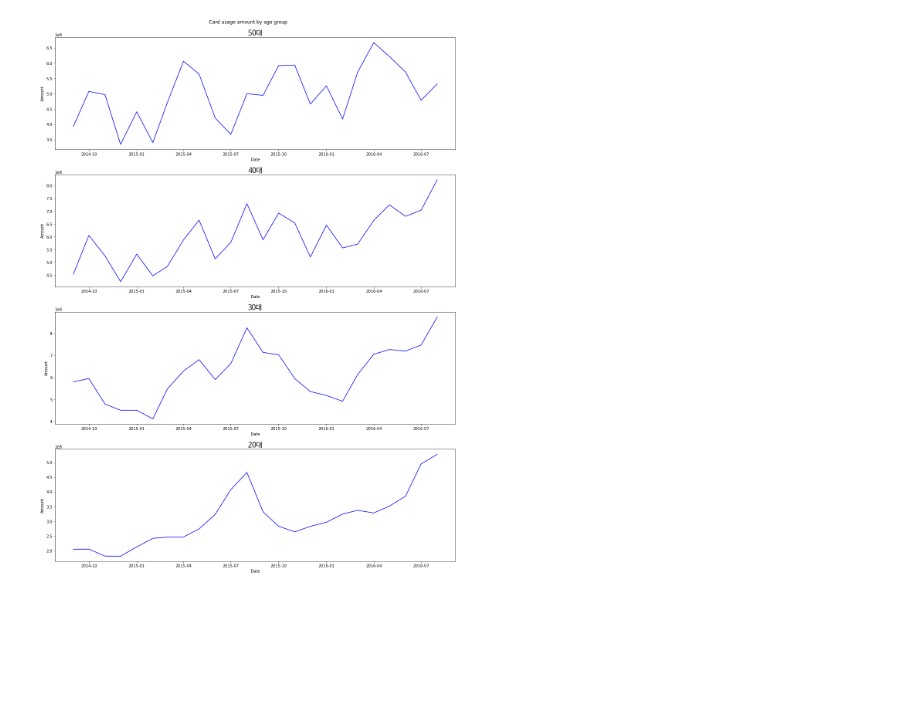
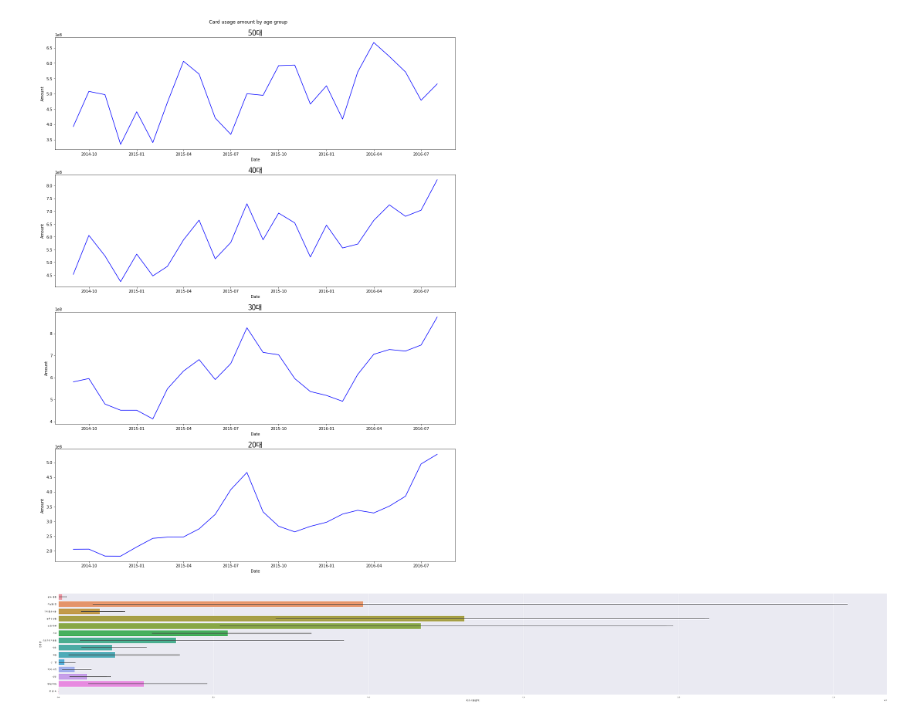
Before and after one commit to So-chankyun/consumption-pattern-analysis-of-jeju-tourist, a Jupyter notebook: consumption pattern analysis of jeju tourist.ipynb, the cells around one changed output. Drawn from its saved outputs; the diff is of its cells as text; code cells hidden in the pictures; blank space fills up the shorter version.

Commit message:
data visualization

```diff
--- a/consumption pattern analysis of jeju tourist.ipynb
+++ b/consumption pattern analysis of jeju tourist.ipynb
@@ -339,3 +339,10 @@ plt.suptitle('Card usage amount by age group')
 # %% [output]
 Text(0.5, 0.98, 'Card usage amount by age group')
 [figure]
+# %%
+card_usage_amount_by_town = data.groupby(['제주 중분류','업종명'])['카드이용금액'].sum()
+card_usage_amount_by_town_df = card_usage_amount_by_town.to_frame(name='카드이용금액').reset_index()
+for idx, town in enumerate(town_in_jejudo):
+    ax = sns.barplot(x='카드이용금액',y='업종명',data=card_usage_amount_by_town_df)
+# %% [output]
+[figure, added]
```
